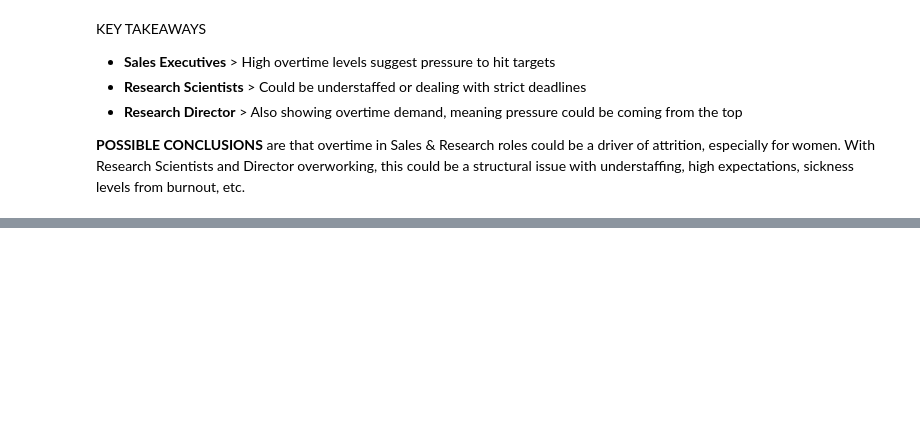
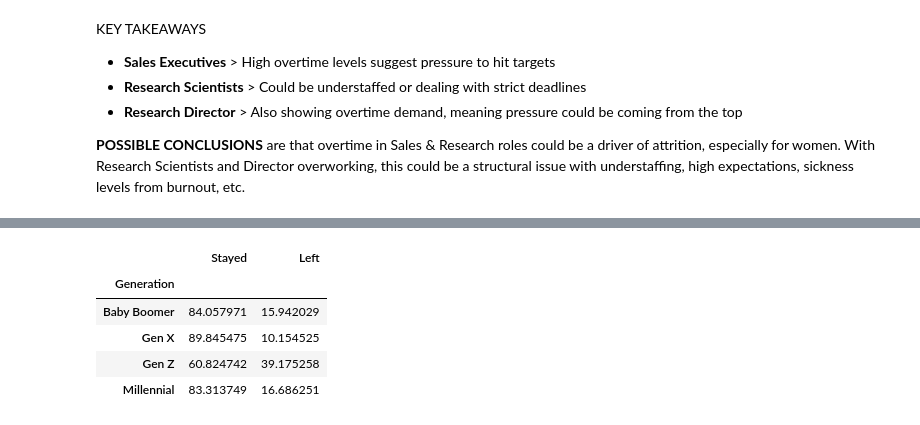
Before and after one commit to Suzie999/HR_Analysis, a Jupyter notebook: HR_Analytics.ipynb, the cells around one changed output, grey strips where cells are left out. Saved outputs shown, nothing was run; the diff lists cells and outputs as text; code cells hidden in the pictures; blank space fills up the shorter version.

```diff
--- a/HR_Analytics.ipynb
+++ b/HR_Analytics.ipynb
@@ -889,0 +895,16 @@ KEY TAKEAWAYS
+# %%
+#Attrition_Rates
+
+attrition_rates = df.groupby('Generation')['Attrition'].value_counts(normalize=True).unstack() * 100
+attrition_rates
+
+#Rename columns for clarity
+attrition_rates.columns = ['Stayed', 'Left']
+attrition_rates
+# %% [output]
+|  | Stayed | Left |
+| Generation |  |  |
+| Baby Boomer | 84.057971 | 15.942029 |
+| Gen X | 89.845475 | 10.154525 |
+| Gen Z | 60.824742 | 39.175258 |
+| Millennial | 83.313749 | 16.686251 |
```
Also changed, not shown: parts of 6 cells of this notebook.
